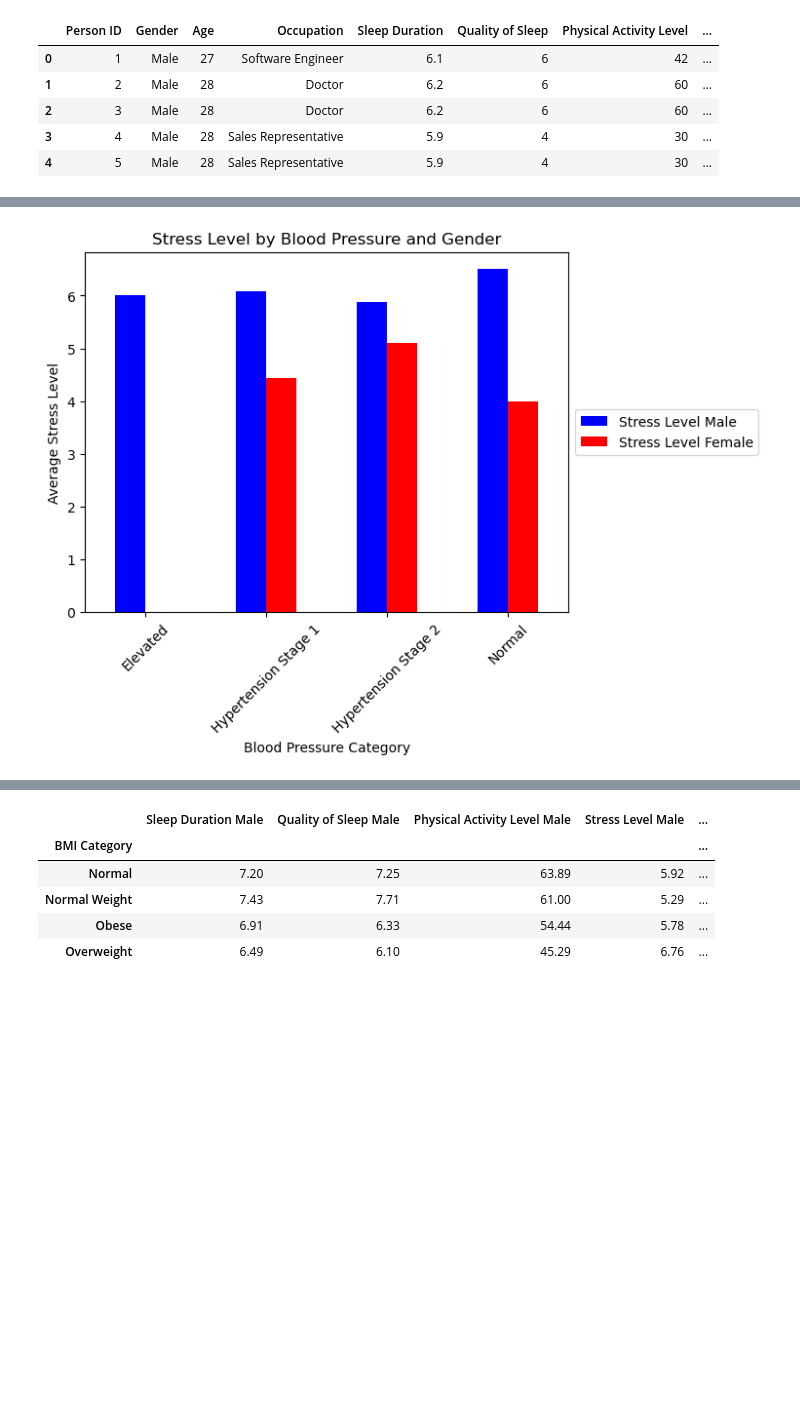
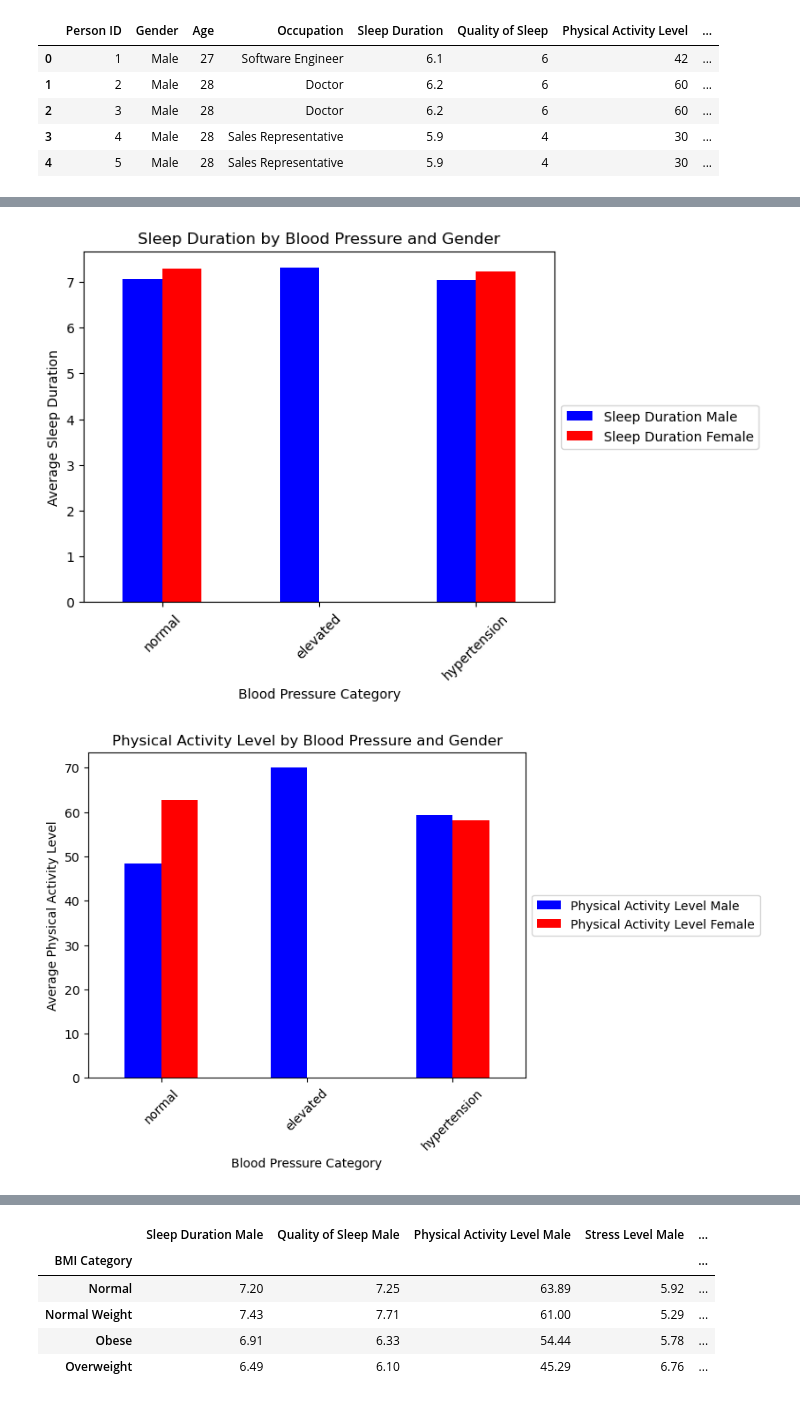
Before and after one commit to rfe123/umn_data_project_001, a Jupyter notebook: src/histogram_data.ipynb, the cells around one changed output, grey strips where cells are left out. Saved outputs shown, nothing was run; the diff lists cells and outputs as text; code cells hidden in the pictures; blank space fills up the shorter version.

```diff
--- a/src/histogram_data.ipynb
+++ b/src/histogram_data.ipynb
@@ -62,11 +85,23 @@ plt.show()
+# %%
+y = 'Sleep Duration'
+bp_group[['Blood Pressure Category',f'{y} Male',f'{y} Female']].plot.bar(x='Blood Pressure Category',color=["blue", "red"])
+plt.ylabel(f'Average {y}')
+plt.title(f"{y} by Blood Pressure and Gender")
+plt.legend(loc='center left', bbox_to_anchor=(1.0, 0.5))
+plt.xticks(rotation=45)
+plt.savefig('../images/sleep_duration_v_blood_pressure.png')
+plt.show()
+# %% [output]
+[figure, added]
 # %%
-y = 'Stress Level'
-bp_groups_df[[f'{y} Male',f'{y} Female']].plot.bar(color=["blue", "red"])
+y = 'Physical Activity Level'
+bp_group[['Blood Pressure Category',f'{y} Male',f'{y} Female']].plot.bar(x='Blood Pressure Category',color=["blue", "red"])
 plt.ylabel(f'Average {y}')
 plt.title(f"{y} by Blood Pressure and Gender")
 plt.legend(loc='center left', bbox_to_anchor=(1.0, 0.5))
 plt.xticks(rotation=45)
+plt.savefig('../images/physical_activity_v_blood_pressure.png')
 plt.show()
 # %% [output]
-[figure, old version]
+[figure, new version]
 # %%
```
Also changed, not shown: parts of 7 cells of this notebook, 4 other files.
